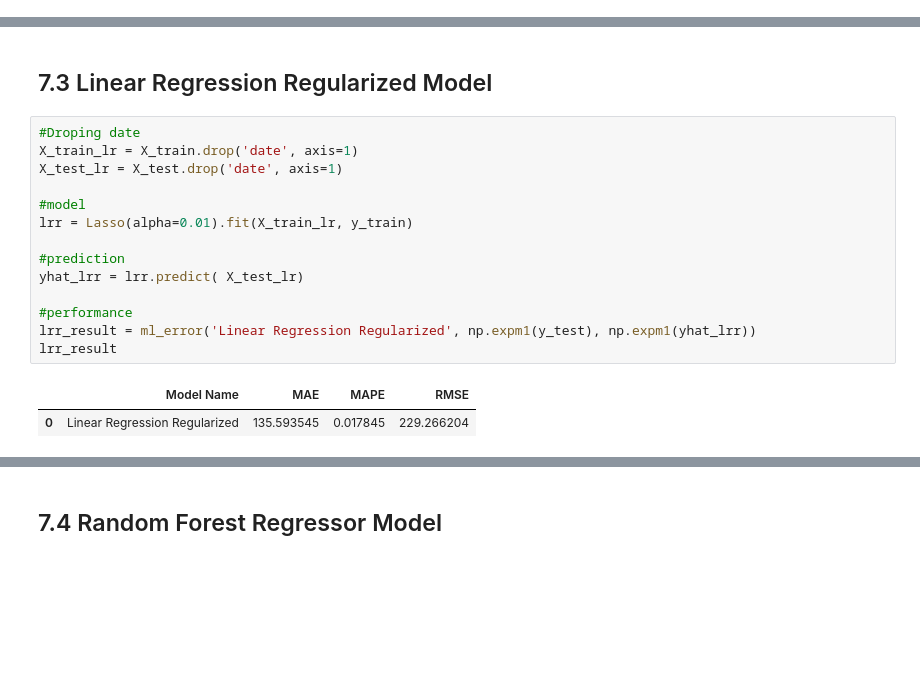
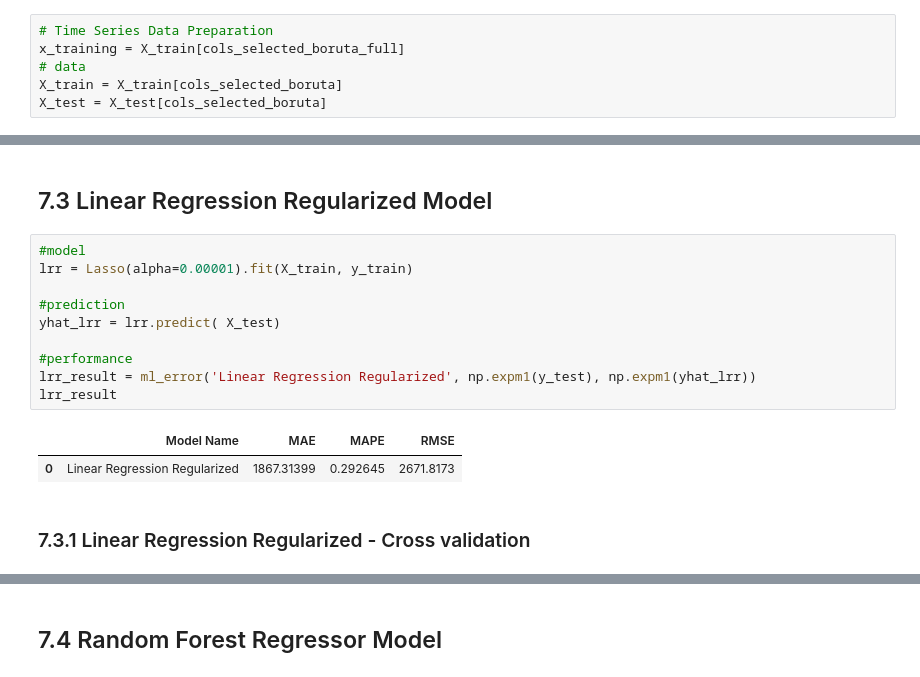
Before and after one commit to luizhdramos/Rossmann_Store_Sales, a Jupyter notebook: Notebooks/m07_v01_Store_Sales_Prediction.ipynb, the cells around one changed output, grey strips where cells are left out. Saved outputs shown, nothing was run; the diff lists cells and outputs as text; blank space fills up the shorter version.

```diff
--- a/Notebooks/m07_v01_Store_Sales_Prediction.ipynb
+++ b/Notebooks/m07_v01_Store_Sales_Prediction.ipynb
@@ -919,3 +998,9 @@ feat_to_add = ['date', 'sales']
+# %%
+# Time Series Data Preparation
+x_training = X_train[cols_selected_boruta_full]
+# data
+X_train = X_train[cols_selected_boruta]
+X_test = X_test[cols_selected_boruta]
 # %% [markdown]
 # 7.0. PASSO 01 - MACHINE LEARNING MODELLING
 # %% [markdown]
@@ -958,19 +1056,17 @@ lr_result
 # %% [markdown]
 ## 7.3 Linear Regression Regularized Model
 # %%
-#Droping date
-X_train_lr = X_train.drop('date', axis=1)
-X_test_lr = X_test.drop('date', axis=1)
-
 #model
-lrr = Lasso(alpha=0.01).fit(X_train_lr, y_train)
+lrr = Lasso(alpha=0.00001).fit(X_train, y_train)
 
 #prediction
-yhat_lrr = lrr.predict( X_test_lr)
+yhat_lrr = lrr.predict( X_test)
 
 #performance
 lrr_result = ml_error('Linear Regression Regularized', np.expm1(y_test), np.expm1(yhat_lrr))
 lrr_result
 # %% [output]
 |  | Model Name | MAE | MAPE | RMSE |
-| 0 | Linear Regression Regularized | 135.593545 | 0.017845 | 229.266204 |
+| 0 | Linear Regression Regularized | 1867.31399 | 0.292645 | 2671.8173 |
+# %% [markdown]
+### 7.3.1 Linear Regression Regularized - Cross validation
```
Also changed, not shown: parts of 26 cells of this notebook, 3 other files.
